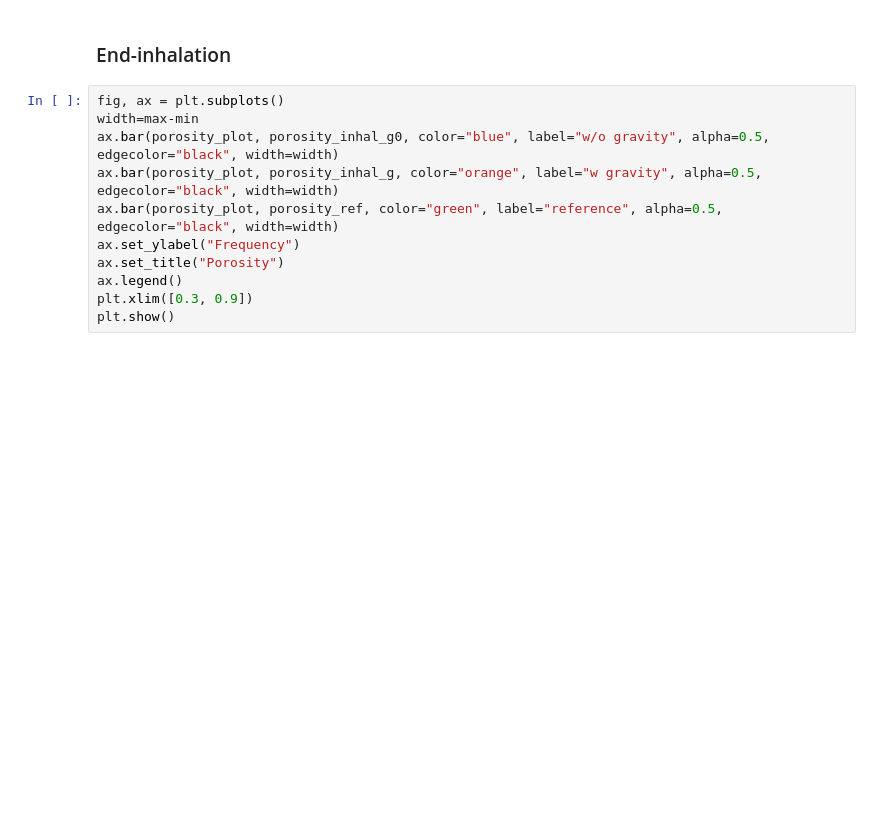
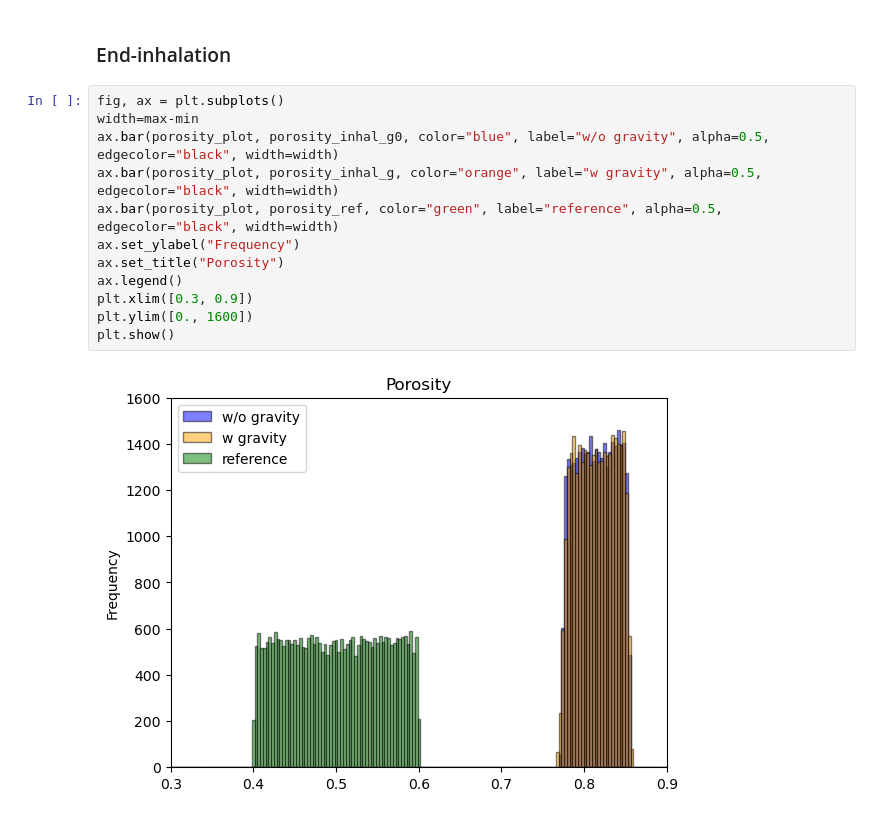
Before and after one commit to alicepeyraut/identification-methods-paper-demos, a Jupyter notebook: demos/Fig4.ipynb, the cells around one changed output. Cells and saved outputs as stored; diff of their text form; blank space fills up the shorter version.

```diff
--- a/demos/Fig4.ipynb
+++ b/demos/Fig4.ipynb
@@ -141,11 +161,14 @@ plt.show()
 # %%
 fig, ax = plt.subplots()
 width=max-min
 ax.bar(porosity_plot, porosity_inhal_g0, color="blue", label="w/o gravity", alpha=0.5, edgecolor="black", width=width)
 ax.bar(porosity_plot, porosity_inhal_g, color="orange", label="w gravity", alpha=0.5, edgecolor="black", width=width)
 ax.bar(porosity_plot, porosity_ref, color="green", label="reference", alpha=0.5, edgecolor="black", width=width)
 ax.set_ylabel("Frequency")
 ax.set_title("Porosity")
 ax.legend()
 plt.xlim([0.3, 0.9])
+plt.ylim([0., 1600])
 plt.show()
+# %% [output]
+[figure, added]
```
Also changed, not shown: parts of 9 cells of this notebook.
